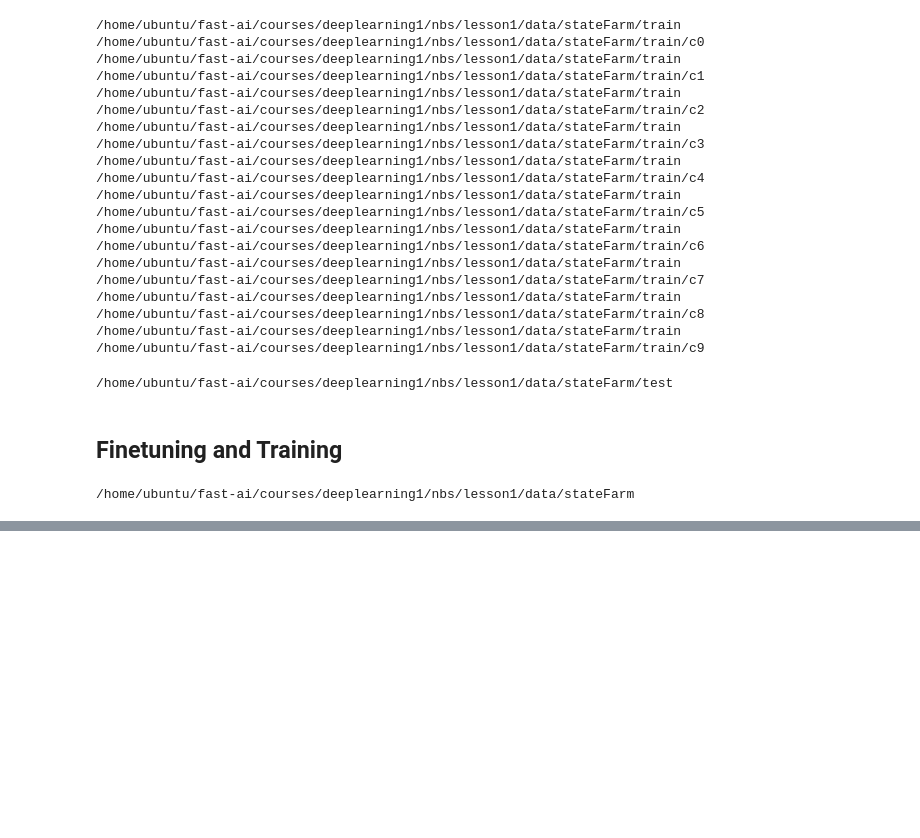
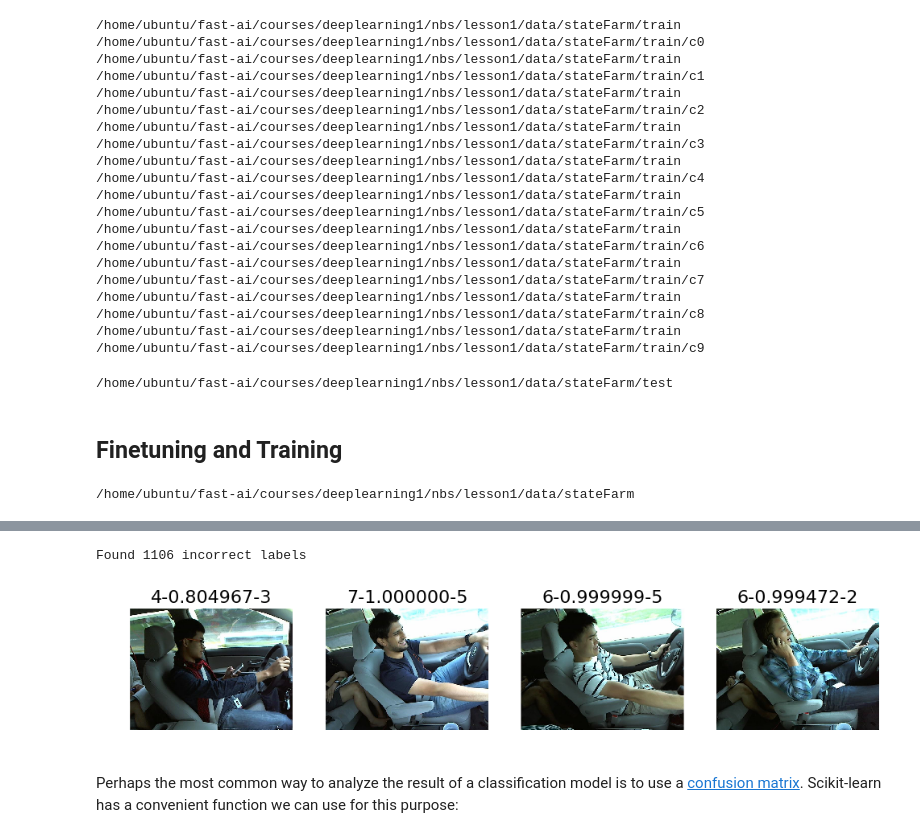
Before and after one commit to smnajid/courses, a Jupyter notebook: deeplearning1/nbs/lesson1/state-farm.ipynb, the cells around one changed output, grey strips where cells are left out. Cells and saved outputs as stored; diff of their text form; code cells hidden in the pictures; blank space fills up the shorter version.

```diff
--- a/deeplearning1/nbs/lesson1/state-farm.ipynb
+++ b/deeplearning1/nbs/lesson1/state-farm.ipynb
@@ -119,0 +265,12 @@ valid_path=path + '/valid/'
+# %%
+#2. A few incorrect labels at random
+incorrect = np.where(our_labels!=expected_labels)[0]
+print "Found %d incorrect labels" % len(incorrect)
+idx = permutation(incorrect)[:n_view]
+title = [ "%s-%f-%s" % (our_labels[i],our_predictions[i],expected_labels[i]) for i in idx]
+plots_idx(idx, title)
+# %% [output]
+Found 1106 incorrect labels
+[figure, added]
+# %% [markdown]
+Perhaps the most common way to analyze the result of a classification model is to use a [confusion matrix](http://www.dataschool.io/simple-guide-to-confusion-matrix-terminology/). Scikit-learn has a convenient function we can use for this purpose:
```
Also changed, not shown: parts of 29 cells of this notebook, 1 other file.
